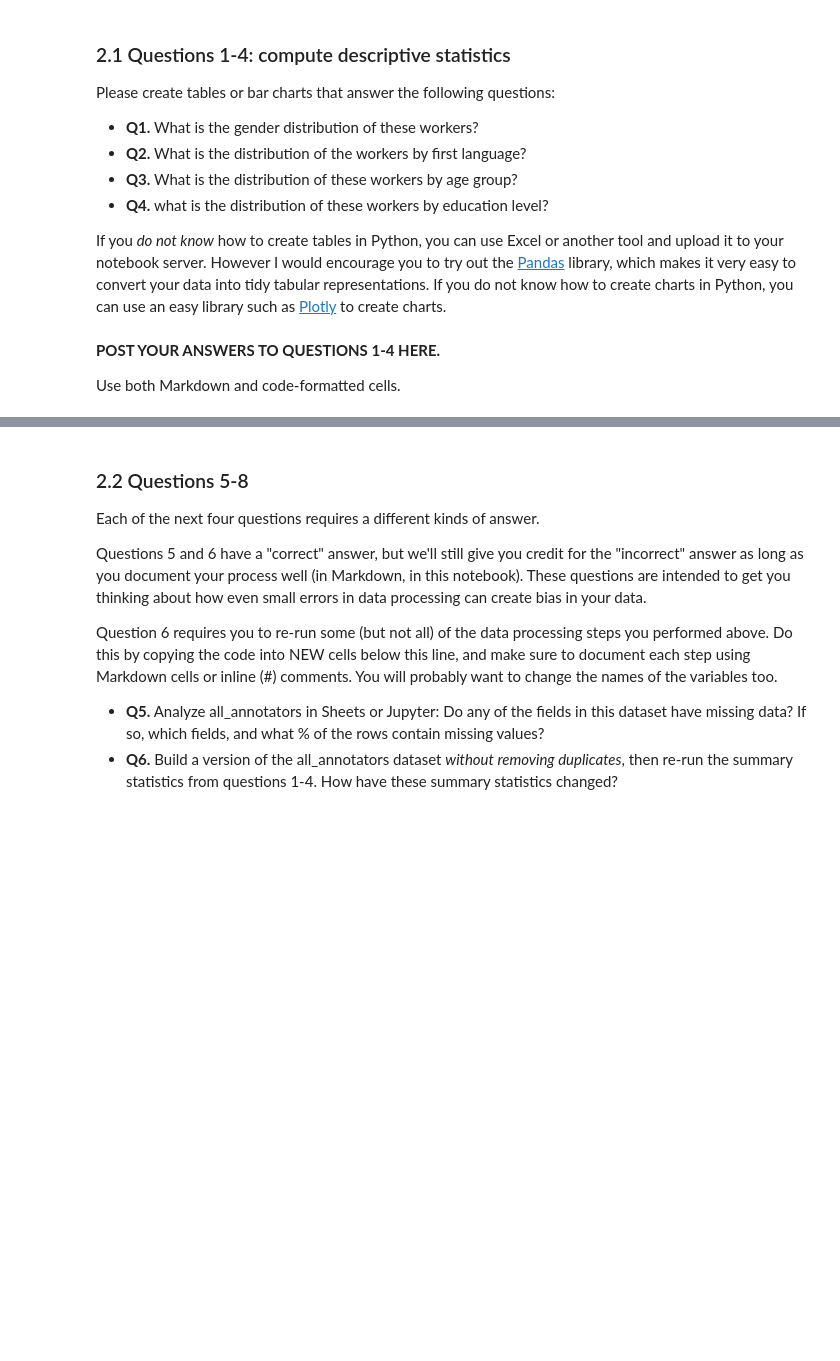
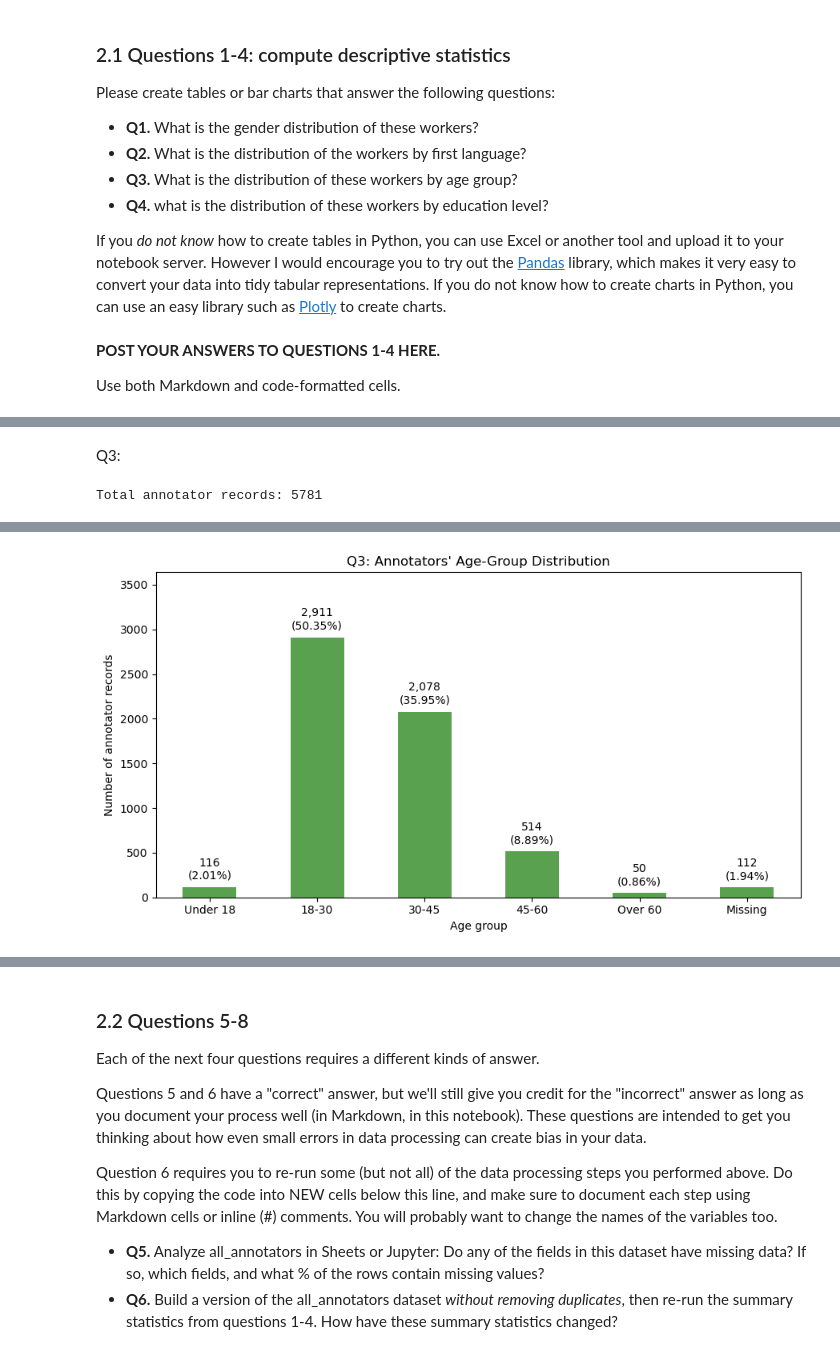
Before and after one commit to EvaChen05/hcde-410, a Jupyter notebook: A2/hcde410-a2.ipynb, the cells around one changed output, grey strips where cells are left out. Saved outputs shown, nothing was run; the diff lists cells and outputs as text; code cells hidden in the pictures; blank space fills up the shorter version.

```diff
--- a/A2/hcde410-a2.ipynb
+++ b/A2/hcde410-a2.ipynb
@@ -422,0 +538,77 @@ Use both Markdown and code-formatted cells.
+# %% [markdown]
+Q3:
+# %%
+import pandas as pd
+import matplotlib.pyplot as plt
+
+# Step 1: Convert the cleaned data from Part 1 into a DataFrame.
+annotators_df = pd.DataFrame(all_annotators)
+
+# Step 2: Extract the age-group column and remove extra spaces.
+age = (
+    annotators_df["age_group"]
+    .astype("string")
+    .str.strip()
+)
+
+# Step 3: Keep missing values as a separate category.
+age = age.replace("", pd.NA).fillna("Missing")
+
+# Step 4: Count the records in each age group.
+age_counts = age.value_counts()
+
+# Arrange the documented age groups from youngest to oldest.
+age_order = ["Under 18", "18-30", "30-45", "45-60", "Over 60"]
+
+# Keep any additional categories, including Missing, at the end.
+age_order += [
+    category for category in age_counts.index
+    if category not in age_order
+]
+
+# Create the results table, including zero counts for absent age groups.
+q3_table = age_counts.reindex(
+    age_order, fill_value=0
+).to_frame(name="Count")
+q3_table.index.name = "Age group"
+
+# Step 5: Calculate percentages using all records as the denominator.
+total_records = len(annotators_df)
+q3_table["Percentage (%)"] = (
+    q3_table["Count"] / total_records * 100
+)
+
+# Display the counts and percentages.
+print("Total annotator records:", total_records)
+display(q3_table.round(2))
+
+# Step 6: Create a bar chart using pandas.
+ax = q3_table.plot.bar(
+    y="Count",
+    figsize=(9, 5),
+    color="#59A14F",
+    legend=False,
+    rot=0
+)
+
+# Step 7: Label each bar with its count and percentage.
+for bar, percentage in zip(ax.patches, q3_table["Percentage (%)"]):
+    count = int(bar.get_height())
+    ax.annotate(
+        f"{count:,}\n({percentage:.2f}%)",
+        xy=(bar.get_x() + bar.get_width() / 2, count),
+        xytext=(0, 5),
+        textcoords="offset points",
+        ha="center",
+        va="bottom"
+    )
+
+ax.set_title("Q3: Annotators' Age-Group Distribution")
+ax.set_xlabel("Age group")
+ax.set_ylabel("Number of annotator records")
+ax.set_ylim(0, q3_table["Count"].max() * 1.25)
+
+plt.tight_layout()
+plt.show()
+# %% [output]
+Total annotator records: 5781
@@ -422,0 +623 @@ Use both Markdown and code-formatted cells.
+[figure, added]
```
Also changed, not shown: parts of 18 cells of this notebook.
